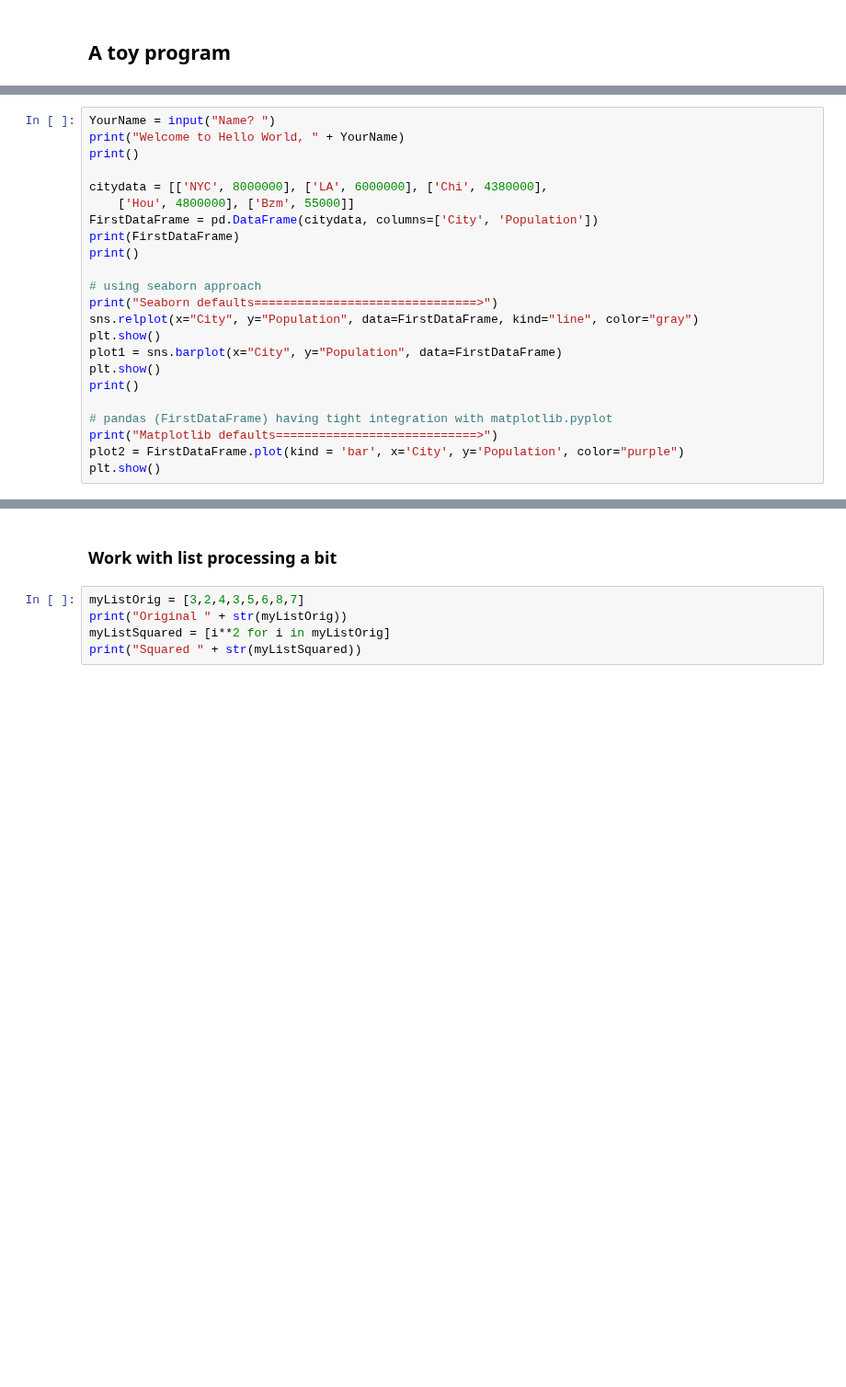
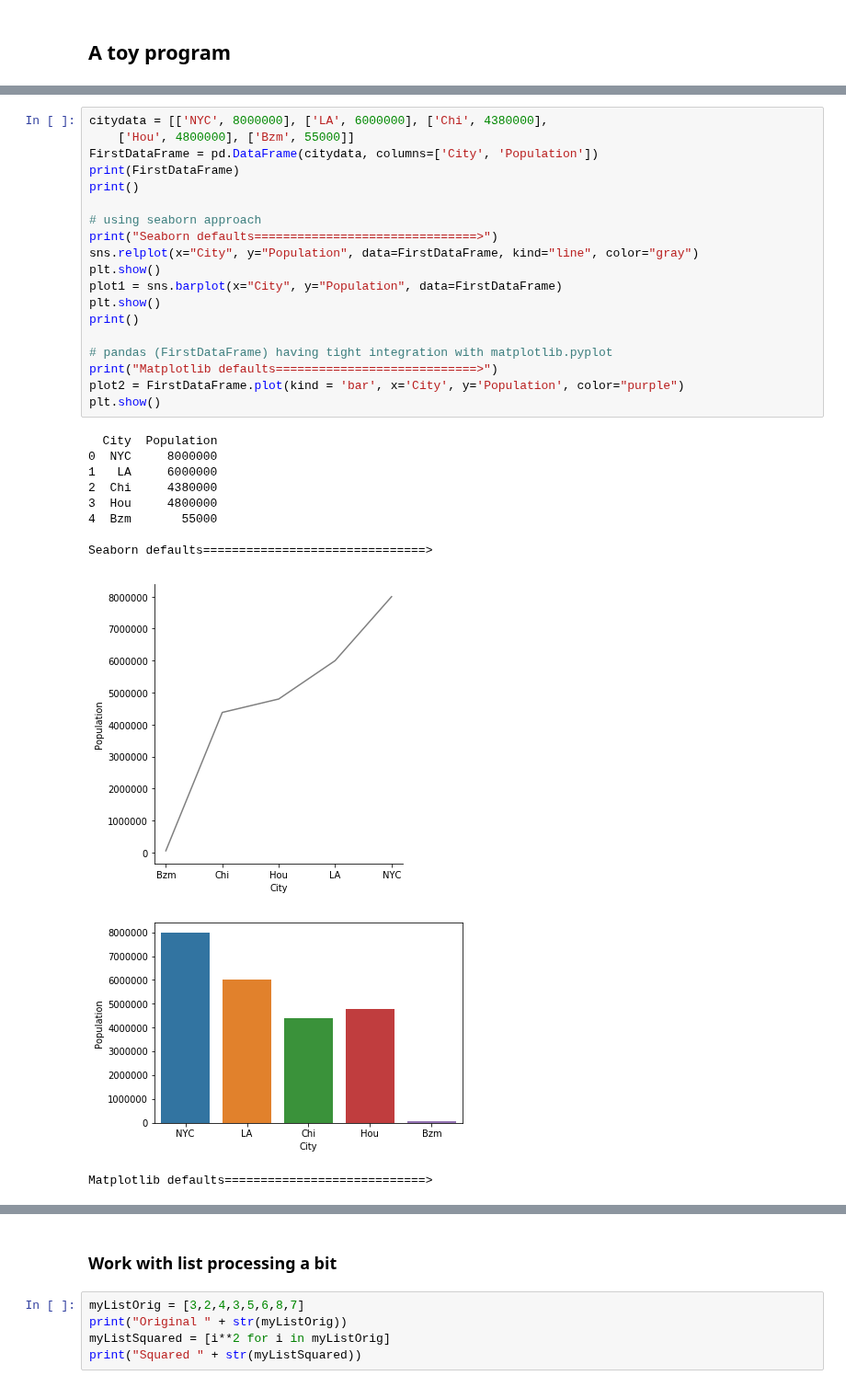
Before and after one commit to skabashnyuk/HelloWorld, a Jupyter notebook: Py36.ipynb, the cells around one changed output, grey strips where cells are left out. Shown at 92% size. Drawn from its saved outputs; the diff is of its cells as text; blank space fills up the shorter version.

```diff
--- a/Py36.ipynb
+++ b/Py36.ipynb
@@ -34,23 +45,31 @@ import seaborn as sns
 # %%
-YourName = input("Name? ")
-print("Welcome to Hello World, " + YourName)
-print()
-
 citydata = [['NYC', 8000000], ['LA', 6000000], ['Chi', 4380000],
     ['Hou', 4800000], ['Bzm', 55000]]
 FirstDataFrame = pd.DataFrame(citydata, columns=['City', 'Population'])
 print(FirstDataFrame)
 print()
 
 # using seaborn approach
 print("Seaborn defaults===============================>")
 sns.relplot(x="City", y="Population", data=FirstDataFrame, kind="line", color="gray")
 plt.show()
 plot1 = sns.barplot(x="City", y="Population", data=FirstDataFrame)
 plt.show()
 print()
 
 # pandas (FirstDataFrame) having tight integration with matplotlib.pyplot
 print("Matplotlib defaults============================>")
 plot2 = FirstDataFrame.plot(kind = 'bar', x='City', y='Population', color="purple")
 plt.show()
+# %% [output]
+  City  Population
+0  NYC     8000000
+1   LA     6000000
+2  Chi     4380000
+3  Hou     4800000
+4  Bzm       55000
+
+Seaborn defaults===============================>
+[figure, added]
+[figure, added]
+Matplotlib defaults============================>
```
Also changed, not shown: parts of 15 cells of this notebook, 1 other file.
